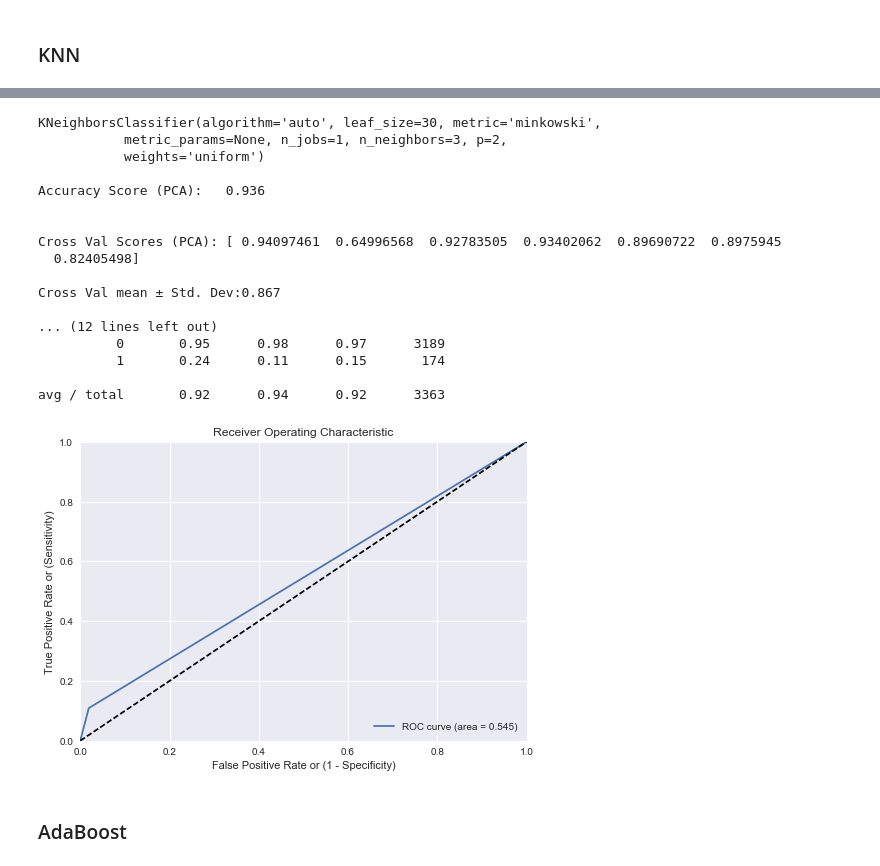
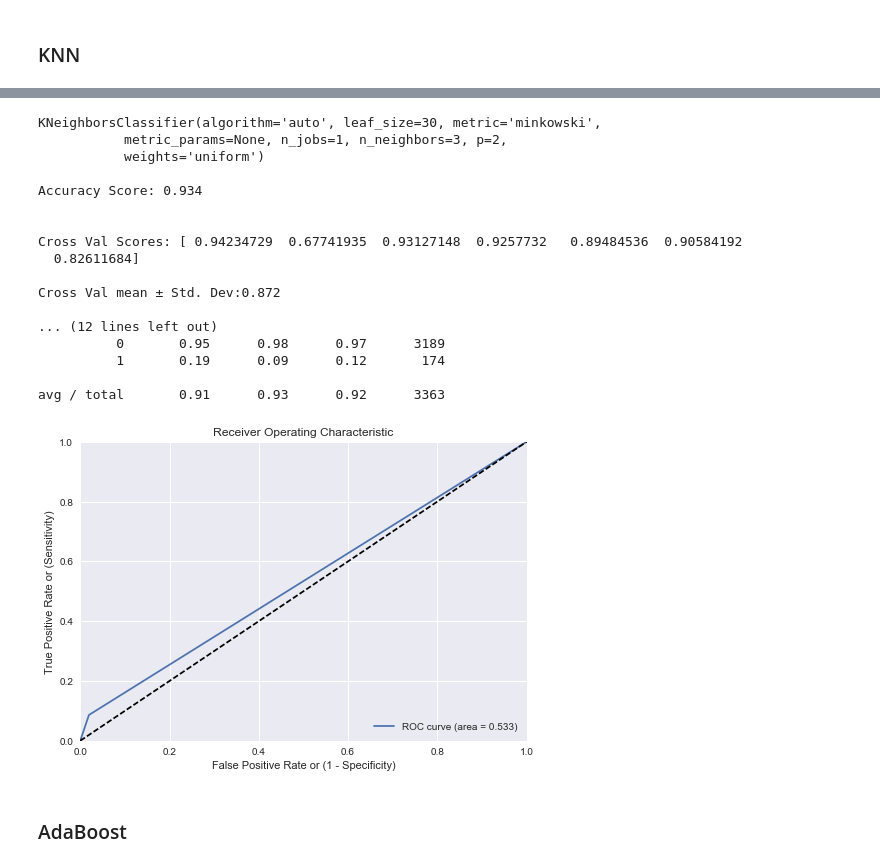
Before and after one commit to austinbrian/skeeter_patrol, a Jupyter notebook: code/MODELING-0426.ipynb, the cells around one changed output, grey strips where cells are left out. Saved outputs shown, nothing was run; the diff lists cells and outputs as text; code cells hidden in the pictures.

```diff
--- a/code/MODELING-0426.ipynb
+++ b/code/MODELING-0426.ipynb
@@ -208,26 +169,26 @@ avg / total       0.92      0.94      0.92      3363
 [figure]
-# %%
-# PCA
-evaluate_model_PCA(KNN)
-# %% [output]
-KNeighborsClassifier(algorithm='auto', leaf_size=30, metric='minkowski',
-           metric_params=None, n_jobs=1, n_neighbors=3, p=2,
-           weights='uniform')
-
-Accuracy Score (PCA):   0.936
-
-
-Cross Val Scores (PCA): [ 0.94097461  0.64996568  0.92783505  0.93402062  0.89690722  0.8975945
-  0.82405498]
-
-Cross Val mean ± Std. Dev:0.867
-
-... (12 lines left out)
-          0       0.95      0.98      0.97      3189
-          1       0.24      0.11      0.15       174
-
-avg / total       0.92      0.94      0.92      3363
-[figure, removed]
+# %%
+KNN_pca = KNeighborsClassifier(n_neighbors=3)
+evaluate_model(KNN_pca, X_pca, y, X_train_pca, X_test_pca, y_train_pca, y_test_pca)
+# %% [output]
+KNeighborsClassifier(algorithm='auto', leaf_size=30, metric='minkowski',
+           metric_params=None, n_jobs=1, n_neighbors=3, p=2,
+           weights='uniform')
+
+Accuracy Score: 0.934
+
+
+Cross Val Scores: [ 0.94234729  0.67741935  0.93127148  0.9257732   0.89484536  0.90584192
+  0.82611684]
+
+Cross Val mean ± Std. Dev:0.872
+
+... (12 lines left out)
+          0       0.95      0.98      0.97      3189
+          1       0.19      0.09      0.12       174
+
+avg / total       0.91      0.93      0.92      3363
+[figure, added]
 # %% [markdown]
 ### AdaBoost
 # %%
```
Also changed, not shown: parts of 28 cells of this notebook, 2 other files.
